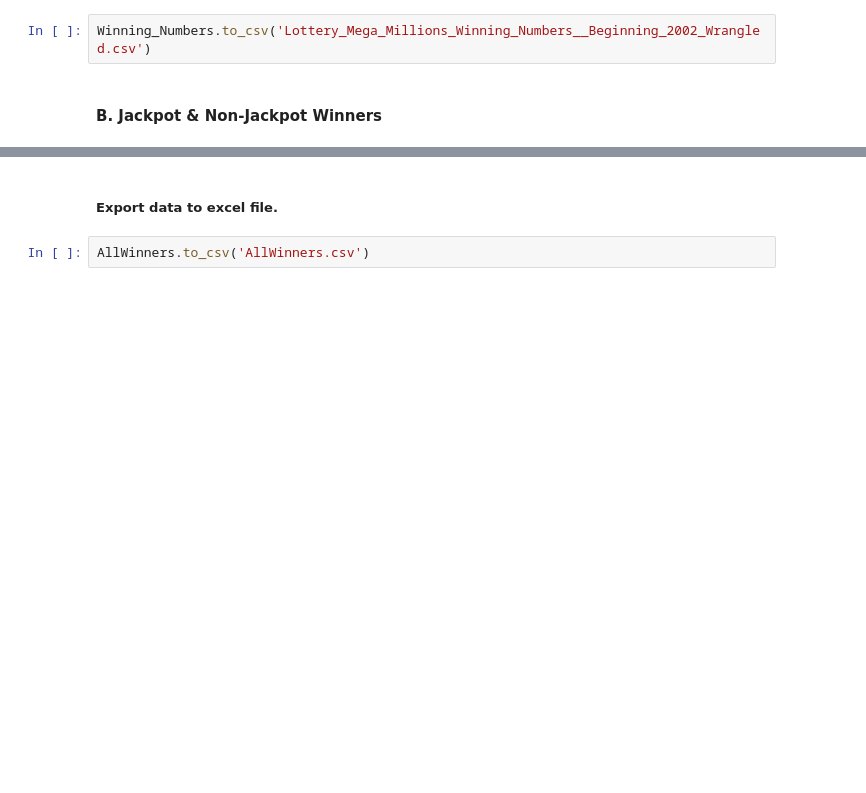
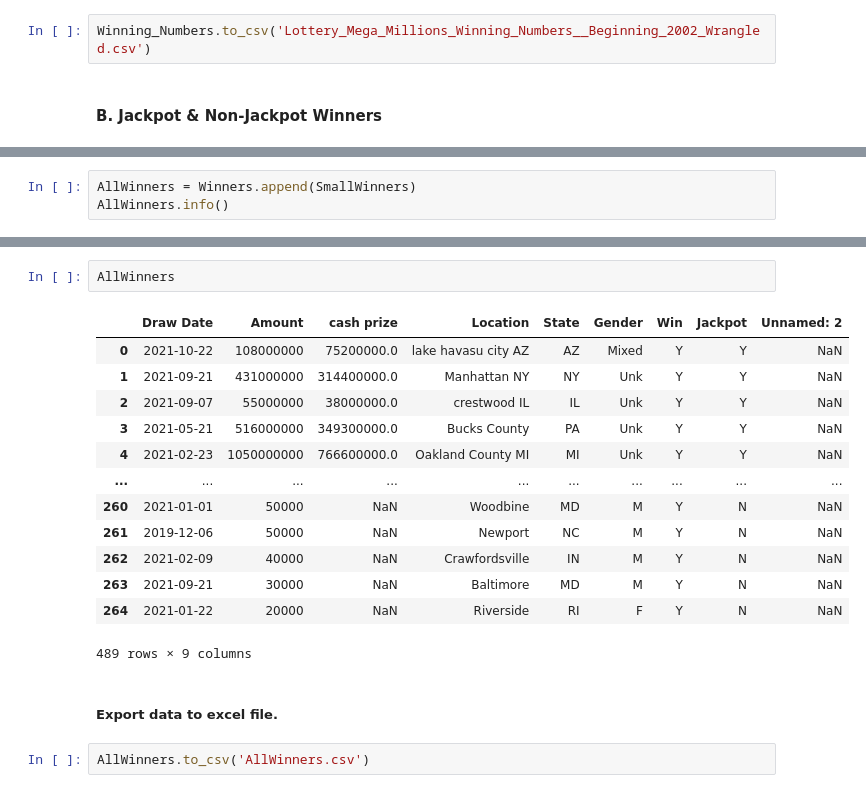
Before and after one commit to AlbiKovi/DSO110---Final-Group-Project, a Jupyter notebook: DSO110 - Final Group Project - Lottery.ipynb, the cells around one changed output, grey strips where cells are left out. Drawn from its saved outputs; the diff is of its cells as text; blank space fills up the shorter version.

```diff
--- a/DSO110 - Final Group Project - Lottery.ipynb
+++ b/DSO110 - Final Group Project - Lottery.ipynb
@@ -262,0 +236,3 @@ memory usage: 34.9+ KB
+# %%
+AllWinners = Winners.append(SmallWinners)
+AllWinners.info()
@@ -263,3 +256,19 @@ memory usage: 34.9+ KB
+# %%
+AllWinners
+# %% [output]
+|  | Draw Date | Amount | cash prize | Location | State | Gender | Win | Jackpot | Unnamed: 2 |
+| 0 | 2021-10-22 | 108000000 | 75200000.0 | lake havasu city AZ | AZ | Mixed | Y | Y | NaN |
+| 1 | 2021-09-21 | 431000000 | 314400000.0 | Manhattan NY | NY | Unk | Y | Y | NaN |
+| 2 | 2021-09-07 | 55000000 | 38000000.0 | crestwood IL | IL | Unk | Y | Y | NaN |
+| 3 | 2021-05-21 | 516000000 | 349300000.0 | Bucks County | PA | Unk | Y | Y | NaN |
+| 4 | 2021-02-23 | 1050000000 | 766600000.0 | Oakland County MI | MI | Unk | Y | Y | NaN |
+| ... | ... | ... | ... | ... | ... | ... | ... | ... | ... |
+| 260 | 2021-01-01 | 50000 | NaN | Woodbine | MD | M | Y | N | NaN |
+| 261 | 2019-12-06 | 50000 | NaN | Newport | NC | M | Y | N | NaN |
+| 262 | 2021-02-09 | 40000 | NaN | Crawfordsville | IN | M | Y | N | NaN |
+| 263 | 2021-09-21 | 30000 | NaN | Baltimore | MD | M | Y | N | NaN |
+| 264 | 2021-01-22 | 20000 | NaN | Riverside | RI | F | Y | N | NaN |
+489 rows × 9 columns
 # %% [markdown]
 ##### Export data to excel file.
 # %%
```
Also changed, not shown: parts of 8 cells of this notebook, 21 other files.
